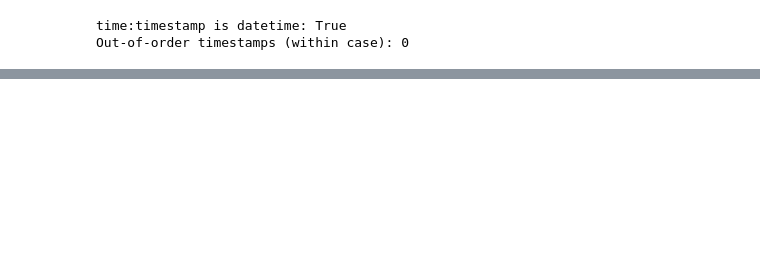
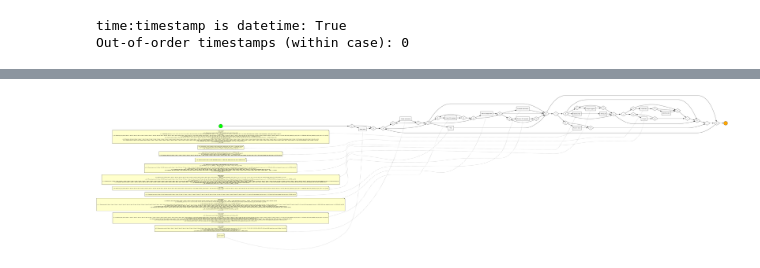
Before and after one commit to henryk-mustroph/decision_aware_suffix_prediction_framework, a Jupyter notebook: src/notebooks/decision_mining/Helpdesk_decision_mining.ipynb, the cells around one changed output, grey strips where cells are left out. Saved outputs shown, nothing was run; the diff lists cells and outputs as text; code cells hidden in the pictures; blank space fills up the shorter version.

Commit message:
changed decision labeling and added training

```diff
--- a/src/notebooks/decision_mining/Helpdesk_decision_mining.ipynb
+++ b/src/notebooks/decision_mining/Helpdesk_decision_mining.ipynb
@@ -26,7 +22,7 @@ time_key='CompleteTimestamp'
 # %%
 # load dummy csv with CaseID values to keep
 train_csv_path = '../../../data/Helpdesk/raw_data/helpdesk_all_5_train.csv'
-val_csv_path = '../../../data/Helpdesk/raw_data/helpdesk_all_5_train.csv'
+val_csv_path = '../../../data/Helpdesk/raw_data/helpdesk_all_5_val.csv'
 
 df_train = pd.read_csv(train_csv_path)
 df_val = pd.read_csv(val_csv_path)
@@ -143,7 +140,10 @@ static_attributes =  ["VariantIndex",
 # %%
-import decision_mining.custom_framework.decision_discovery
-importlib.reload(decision_mining.custom_framework.decision_discovery)
-from decision_mining.custom_framework.decision_discovery import DecisionDiscovery
+import decision_mining.decision_discovery
+import decision_mining.function_estimator_catboost_advanced
+importlib.reload(decision_mining.decision_discovery)
+importlib.reload(decision_mining.function_estimator_catboost_advanced)
+from decision_mining.decision_discovery import DecisionDiscovery
+from decision_mining.function_estimator_catboost_advanced import ModelConfig as AdvancedModelConfig
 
 dd = DecisionDiscovery(petri_net=(net, im, fm),
                        sorted_case_ids=case_ids,
@@ -156,13 +156,38 @@ feature_previews = dd.debug_feature_preview(dynamic_attributes=dynamic_attribute
                                             max_rows_per_place=2,
                                             print_rows=True)
 
+# Tuned CatBoost configuration for decision mining:
+# - early stopping cuts runtime substantially
+# - no CV calibration by default (CatBoost is usually good enough)
+# - surrogate explains true next activities for cleaner guards
+# - top-k surrogate features keep guard trees compact and readable
+advanced_cfg = AdvancedModelConfig(
+    cb_iterations=600,
+    cb_learning_rate=0.05,
+    cb_depth=6,
+    cb_eval_fraction=0.15,
+    cb_early_stopping_rounds=80,
+    calibrate=False,
+    surrogate_target='true_label',
+    surrogate_top_k_features=20,
+    surrogate_max_depth=5,
+    surrogate_min_samples_leaf=40,
+    surrogate_pruning_cv=3,
+    surrogate_pruning_max_alphas=12,
+    min_leaf_prob=0.15,
+    min_leaf_lift=1.5,
+    min_leaf_support=25,
+)
+print(advanced_cfg)
+
 res = dd.mine_decision_models(dynamic_attributes=dynamic_attributes,
                               static_attributes=static_attributes,
-                              method='basic')
+                              method='advanced',
+                              mc_config=advanced_cfg)
 
 # Interpretable probabilistic (set/range-based) guards
 guards = dd.extract_guards(mining_result=res,
-                           use_advanced_estimator=False)
+                           use_advanced_estimator=True)
 
 print("Discovered guards: ", guards)
 
@@ -217,0 +243,5 @@ dot: graph is too large for cairo-renderer bitmaps. Scaling by 0.789776 to fit
+# %%
+# BPMN visualization with decision rules annotated on exclusive gateways
+dd.visualize_bpmn_with_rules(guards=guards)
+# %% [output]
+[figure, added]
```
Also changed, not shown: parts of 5 cells of this notebook, 29 other files.
